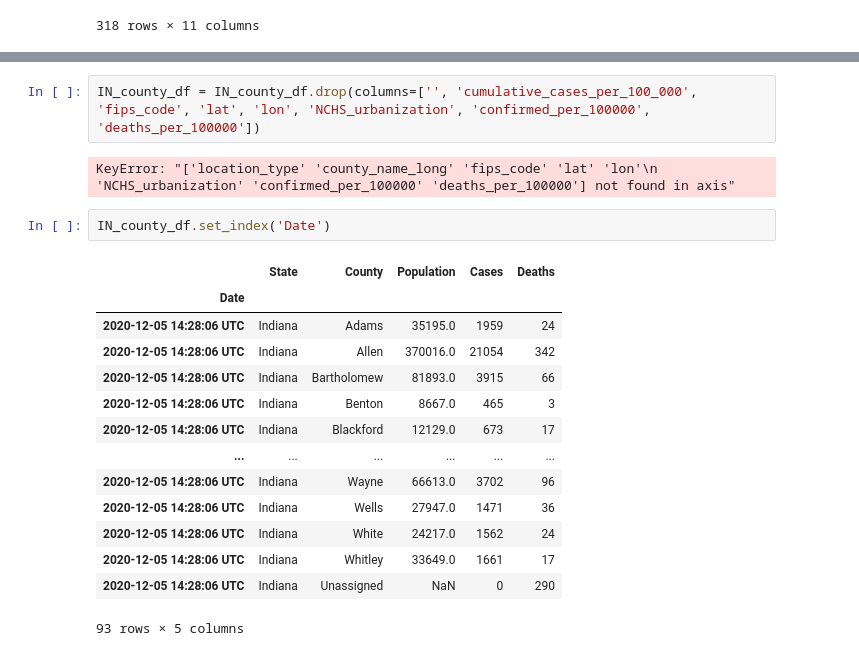
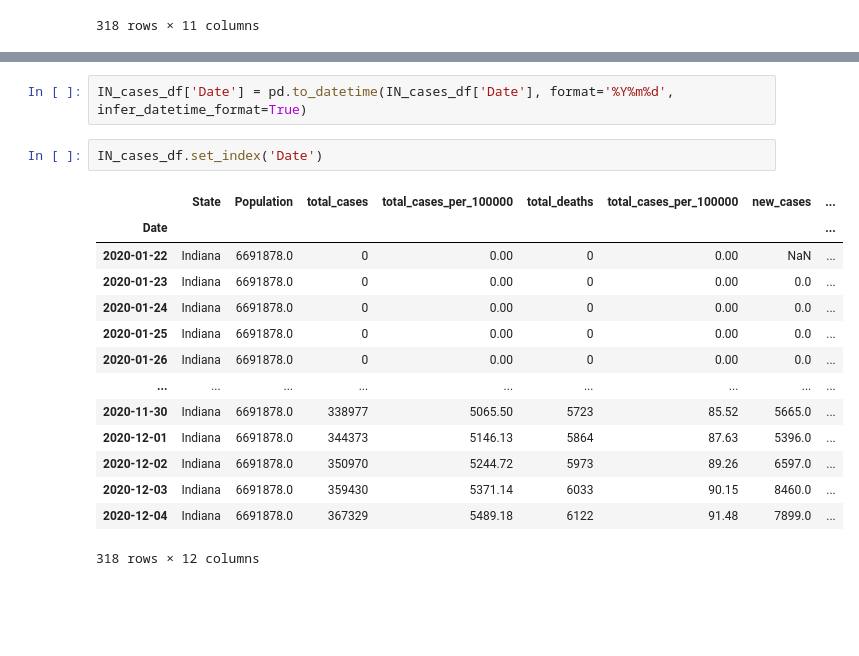
Before and after one commit to Mquinton28/ETL-Project-Group5, a Jupyter notebook: Resources/dataset_county.ipynb, the cells around one changed output, grey strips where cells are left out. Drawn from its saved outputs; the diff is of its cells as text; blank space fills up the shorter version.

```diff
--- a/Resources/dataset_county.ipynb
+++ b/Resources/dataset_county.ipynb
@@ -101,21 +76,19 @@ IN_county_df
-# %%
-IN_county_df = IN_county_df.drop(columns=['', 'cumulative_cases_per_100_000', 'fips_code', 'lat', 'lon', 'NCHS_urbanization', 'confirmed_per_100000', 'deaths_per_100000'])
-# %% [output]
-KeyError: "['location_type' 'county_name_long' 'fips_code' 'lat' 'lon'\n 'NCHS_urbanization' 'confirmed_per_100000' 'deaths_per_100000'] not found in axis"
+# %%
+IN_cases_df['Date'] = pd.to_datetime(IN_cases_df['Date'], format='%Y%m%d', infer_datetime_format=True)
 # %%
-IN_county_df.set_index('Date')
+IN_cases_df.set_index('Date')
 # %% [output]
-|  | State | County | Population | Cases | Deaths |
-| Date |  |  |  |  |  |
-| 2020-12-05 14:28:06 UTC | Indiana | Adams | 35195.0 | 1959 | 24 |
-| 2020-12-05 14:28:06 UTC | Indiana | Allen | 370016.0 | 21054 | 342 |
-| 2020-12-05 14:28:06 UTC | Indiana | Bartholomew | 81893.0 | 3915 | 66 |
-| 2020-12-05 14:28:06 UTC | Indiana | Benton | 8667.0 | 465 | 3 |
-| 2020-12-05 14:28:06 UTC | Indiana | Blackford | 12129.0 | 673 | 17 |
-| ... | ... | ... | ... | ... | ... |
-| 2020-12-05 14:28:06 UTC | Indiana | Wayne | 66613.0 | 3702 | 96 |
-| 2020-12-05 14:28:06 UTC | Indiana | Wells | 27947.0 | 1471 | 36 |
-| 2020-12-05 14:28:06 UTC | Indiana | White | 24217.0 | 1562 | 24 |
-| 2020-12-05 14:28:06 UTC | Indiana | Whitley | 33649.0 | 1661 | 17 |
-| 2020-12-05 14:28:06 UTC | Indiana | Unassigned | NaN | 0 | 290 |
+|  | State | Population | total_cases | total_cases_per_100000 | total_deaths | total_cases_per_100000 | new_cases | ... |
+| Date |  |  |  |  |  |  |  | ... |
+| 2020-01-22 | Indiana | 6691878.0 | 0 | 0.00 | 0 | 0.00 | NaN | ... |
+| 2020-01-23 | Indiana | 6691878.0 | 0 | 0.00 | 0 | 0.00 | 0.0 | ... |
+| 2020-01-24 | Indiana | 6691878.0 | 0 | 0.00 | 0 | 0.00 | 0.0 | ... |
+| 2020-01-25 | Indiana | 6691878.0 | 0 | 0.00 | 0 | 0.00 | 0.0 | ... |
+| 2020-01-26 | Indiana | 6691878.0 | 0 | 0.00 | 0 | 0.00 | 0.0 | ... |
+| ... | ... | ... | ... | ... | ... | ... | ... | ... |
+| 2020-11-30 | Indiana | 6691878.0 | 338977 | 5065.50 | 5723 | 85.52 | 5665.0 | ... |
+| 2020-12-01 | Indiana | 6691878.0 | 344373 | 5146.13 | 5864 | 87.63 | 5396.0 | ... |
+| 2020-12-02 | Indiana | 6691878.0 | 350970 | 5244.72 | 5973 | 89.26 | 6597.0 | ... |
+| 2020-12-03 | Indiana | 6691878.0 | 359430 | 5371.14 | 6033 | 90.15 | 8460.0 | ... |
+| 2020-12-04 | Indiana | 6691878.0 | 367329 | 5489.18 | 6122 | 91.48 | 7899.0 | ... |
-93 rows × 5 columns
+318 rows × 12 columns
```
Also changed, not shown: parts of 2 cells of this notebook.
